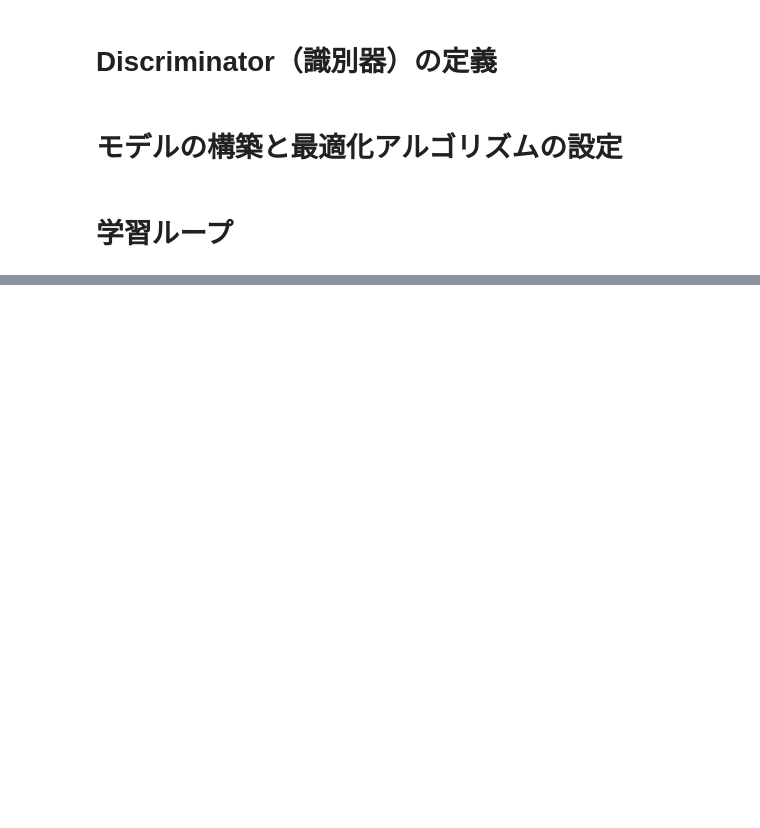
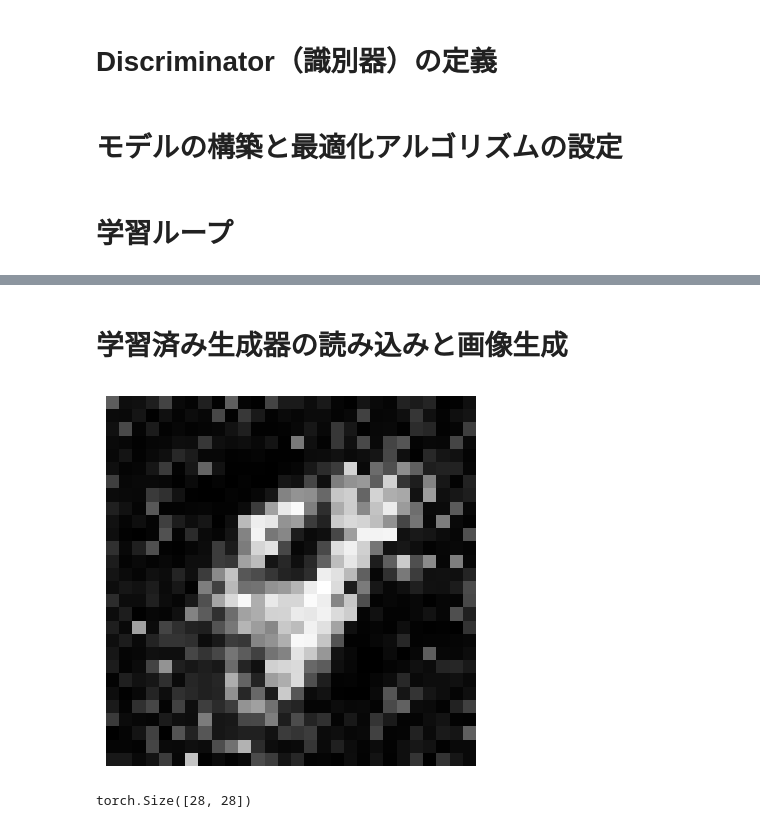
Before and after one commit to Data-Anal-Ojisan/DataAnalOji.hatena.sample, a Jupyter notebook: python_samples/torch/simple_gan_mnist.ipynb, the cells around one changed output, grey strips where cells are left out. Cells and saved outputs as stored; diff of their text form; code cells hidden in the pictures; blank space fills up the shorter version.

```diff
--- a/python_samples/torch/simple_gan_mnist.ipynb
+++ b/python_samples/torch/simple_gan_mnist.ipynb
@@ -185,0 +192,41 @@ losses, checkpoints = train(iterations=10000, batch_size=128, sample_interval=10
+# %% [markdown]
+# 学習済み生成器の読み込みと画像生成
+# %%
+# --- 設定 ---
+# 読み込みたいモデルのパス（保存したファイル名を指定してください）
+checkpoint_path = "checkpoints/generator_10000.pth"
+
+# --- 1. モデルの枠組みを用意して、重みをロード ---
+# まずモデルの構造（箱）を作ります
+generator = Generator(z_dim, img_shape).to(device)
+
+# 指定したパスから重み（中身）を読み込みます
+# map_location=device をつけることで、GPUで保存したモデルをCPUでも開けるようにします
+generator.load_state_dict(torch.load(checkpoint_path, map_location=device))
+
+# --- 2. Generatorで画像を生成 ---
+generator.eval() # 推論モードへ（BatchNormなどを固定）
+
+# ランダムなノイズを1つ作成 (バッチサイズ=1, 次元=100)
+z = torch.randn(1, z_dim).to(device)
+
+with torch.no_grad(): # 勾配計算をしない（メモリ節約）
+    gen_img = generator(z)
+
+# --- 3. 表示用に整形 ---
+# (1, 1, 28, 28) -> (28, 28) に不要な次元を削除してNumpy化
+image = gen_img.squeeze().cpu().numpy()
+
+# 画素値を [-1, 1] から [0, 1] に戻す
+image = 0.5 * image + 0.5
+
+# --- 4. 表示 ---
+plt.imshow(image, cmap='gray')
+plt.axis('off')
+plt.show()
+# %% [output]
+[figure, added]
+# %%
+gen_img.squeeze().shape
+# %% [output]
+torch.Size([28, 28])
```
Also changed, not shown: parts of 2 cells of this notebook, 1 other file.
